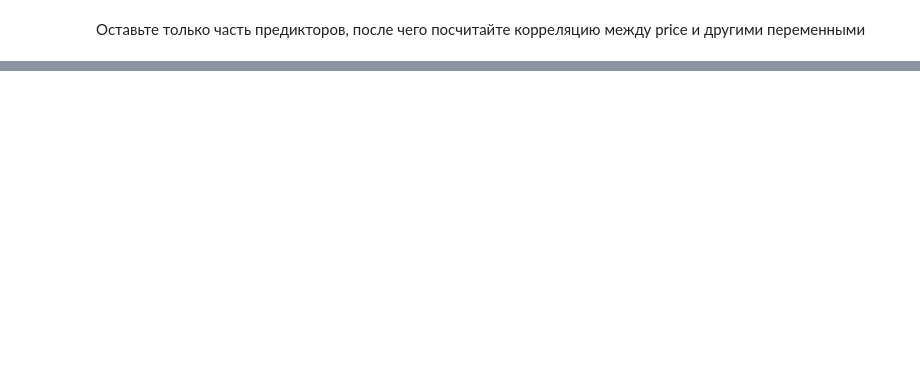
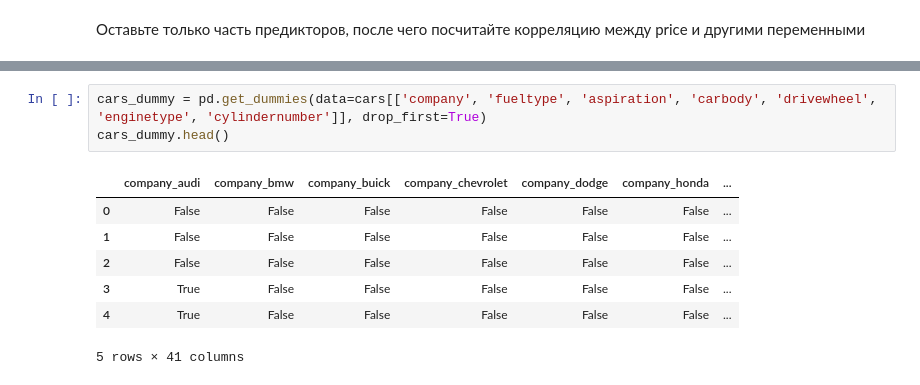
Before and after one commit to Praldmur/Simulation, a Jupyter notebook: 6_mod/7.ipynb, the cells around one changed output, grey strips where cells are left out. Saved outputs shown, nothing was run; the diff lists cells and outputs as text; blank space fills up the shorter version.

```diff
--- a/6_mod/7.ipynb
+++ b/6_mod/7.ipynb
@@ -93,0 +155,11 @@ Name: count, dtype: int64
+# %%
+cars_dummy = pd.get_dummies(data=cars[['company', 'fueltype', 'aspiration', 'carbody', 'drivewheel', 'enginetype', 'cylindernumber']], drop_first=True)
+cars_dummy.head()
+# %% [output]
+|  | company_audi | company_bmw | company_buick | company_chevrolet | company_dodge | company_honda | ... |
+| 0 | False | False | False | False | False | False | ... |
+| 1 | False | False | False | False | False | False | ... |
+| 2 | False | False | False | False | False | False | ... |
+| 3 | True | False | False | False | False | False | ... |
+| 4 | True | False | False | False | False | False | ... |
+5 rows × 41 columns
```
Also changed, not shown: parts of 11 cells of this notebook.
